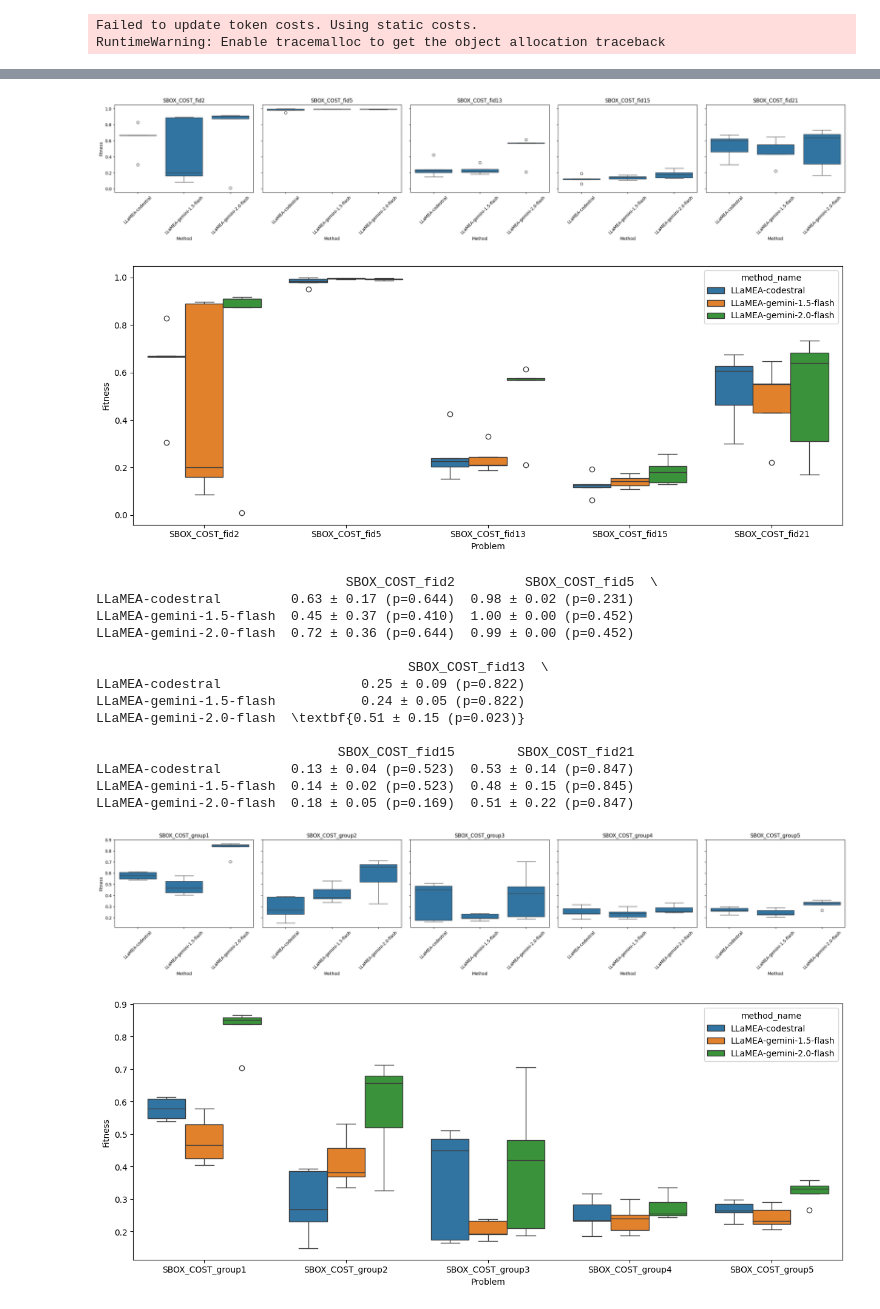
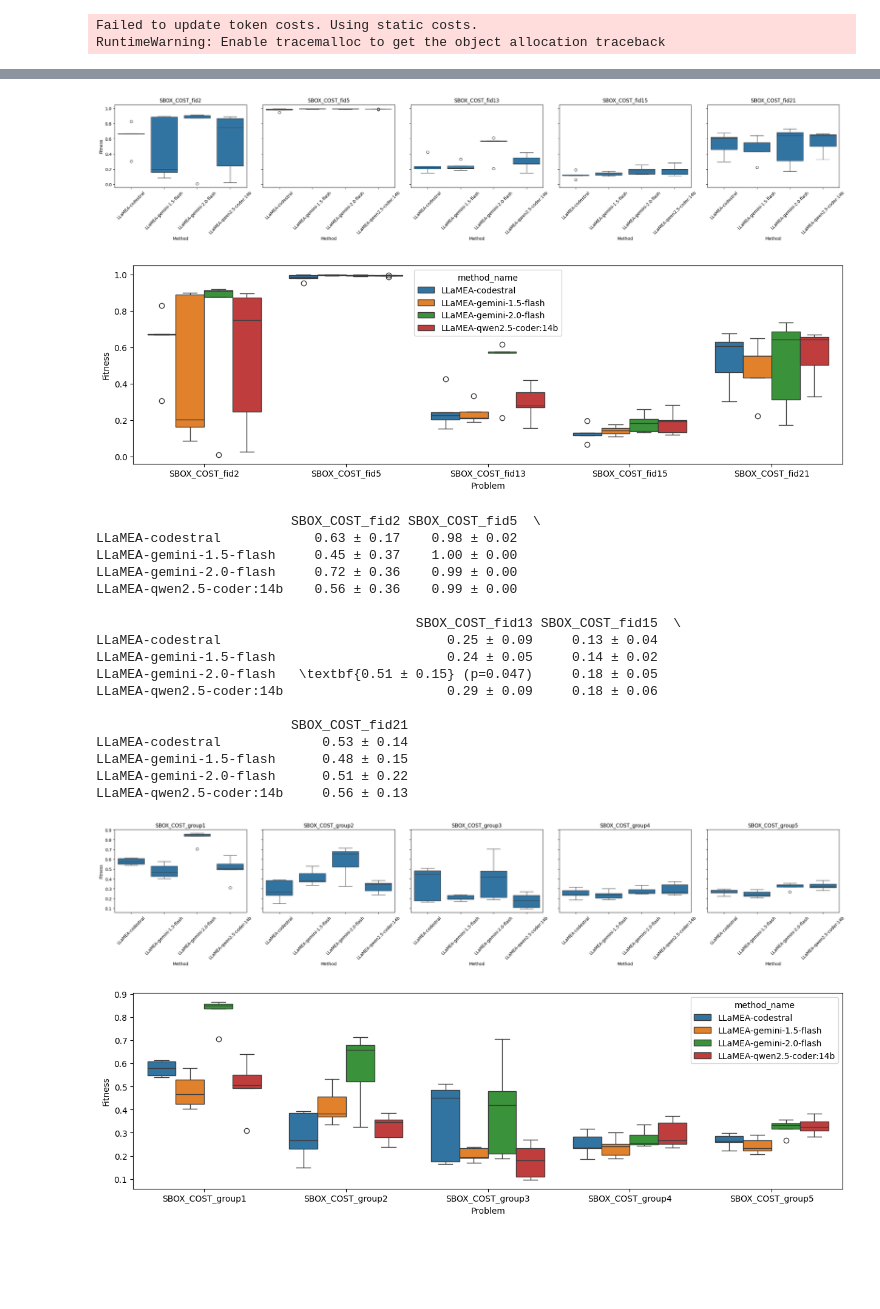
Before and after one commit to XAI-liacs/BLADE, a Jupyter notebook: visualize_sbox.ipynb, the cells around one changed output, grey strips where cells are left out. Saved outputs shown, nothing was run; the diff lists cells and outputs as text; code cells hidden in the pictures; blank space fills up the shorter version.

```diff
--- a/visualize_sbox.ipynb
+++ b/visualize_sbox.ipynb
@@ -119,9 +119,9 @@ def create_latex_table(df, alpha=0.05, smaller_is_better=False, problems=None):
             # *every* p-value must be below alpha.
             max_p = max(pvals) if pvals else 1.0
 
-            cell_str = f"{mean_val:.2f} ± {std_val:.2f} (p={max_p:.3f})"
+            cell_str = f"{mean_val:.2f} ± {std_val:.2f}"
             if all_better and (max_p < alpha):
-                cell_str = "\\textbf{" + cell_str + "}"
+                cell_str = "\\textbf{" + cell_str + "} "+f"(p={max_p:.3f})"
             row_entries.append(cell_str)
         table_values.append(row_entries)
 
@@ -132,44 +132,48 @@ def create_latex_table(df, alpha=0.05, smaller_is_better=False, problems=None):
 # %%
 exp_data = logger.get_data()
 problems = ['SBOX_COST_fid2', 'SBOX_COST_fid5', 'SBOX_COST_fid13', 'SBOX_COST_fid15', 'SBOX_COST_fid21']
-visualize_fitness(exp_data, problems=problems)
+plot_boxplot_fitness(logger, problems=problems)
 
-visualize_fitness_hue(exp_data, problems=problems)
+plot_boxplot_fitness_hue(logger, problems=problems)
 
 table_df = create_latex_table(exp_data, alpha=0.05, problems=problems)
 print(table_df)
 latex_str = table_df.to_latex(escape=False)
 with open('sbox-table1.tex', 'w', encoding='utf-8') as f:
     f.write(latex_str)
 
 problems = ['SBOX_COST_group1', 'SBOX_COST_group2', 'SBOX_COST_group3', 'SBOX_COST_group4', 'SBOX_COST_group5']
-visualize_fitness(exp_data, problems=problems)
-visualize_fitness_hue(exp_data, problems=problems)
+plot_boxplot_fitness(logger, problems=problems)
+plot_boxplot_fitness_hue(logger, problems=problems)
 
 table_df = create_latex_table(exp_data, alpha=0.05, problems=problems)
+latex_str = table_df.to_latex(escape=False)
 with open('sbox-table2.tex', 'w', encoding='utf-8') as f:
     f.write(latex_str)
 table_df
 # Convert to LaTeX; escape=False so we can keep the \textbf{} markup
 #latex_str = table_df.to_latex(escape=False)
 #TODO get all final solutions and benchmark them using IOH.
 # %% [output]
-[figure, old version]
+[figure, new version]
-[figure, old version]
+[figure, new version]
-                                SBOX_COST_fid2         SBOX_COST_fid5  \
-LLaMEA-codestral         0.63 ± 0.17 (p=0.644)  0.98 ± 0.02 (p=0.231)
-LLaMEA-gemini-1.5-flash  0.45 ± 0.37 (p=0.410)  1.00 ± 0.00 (p=0.452)
-LLaMEA-gemini-2.0-flash  0.72 ± 0.36 (p=0.644)  0.99 ± 0.00 (p=0.452)
+                         SBOX_COST_fid2 SBOX_COST_fid5  \
+LLaMEA-codestral            0.63 ± 0.17    0.98 ± 0.02
+LLaMEA-gemini-1.5-flash     0.45 ± 0.37    1.00 ± 0.00
+LLaMEA-gemini-2.0-flash     0.72 ± 0.36    0.99 ± 0.00
+LLaMEA-qwen2.5-coder:14b    0.56 ± 0.36    0.99 ± 0.00
 
-                                        SBOX_COST_fid13  \
-LLaMEA-codestral                  0.25 ± 0.09 (p=0.822)
-LLaMEA-gemini-1.5-flash           0.24 ± 0.05 (p=0.822)
-LLaMEA-gemini-2.0-flash  \textbf{0.51 ± 0.15 (p=0.023)}
+                                         SBOX_COST_fid13 SBOX_COST_fid15  \
+LLaMEA-codestral                             0.25 ± 0.09     0.13 ± 0.04
+LLaMEA-gemini-1.5-flash                      0.24 ± 0.05     0.14 ± 0.02
+LLaMEA-gemini-2.0-flash   \textbf{0.51 ± 0.15} (p=0.047)     0.18 ± 0.05
+LLaMEA-qwen2.5-coder:14b                     0.29 ± 0.09     0.18 ± 0.06
 
-                               SBOX_COST_fid15        SBOX_COST_fid21
-LLaMEA-codestral         0.13 ± 0.04 (p=0.523)  0.53 ± 0.14 (p=0.847)
-LLaMEA-gemini-1.5-flash  0.14 ± 0.02 (p=0.523)  0.48 ± 0.15 (p=0.845)
-LLaMEA-gemini-2.0-flash  0.18 ± 0.05 (p=0.169)  0.51 ± 0.22 (p=0.847)
+                         SBOX_COST_fid21
+LLaMEA-codestral             0.53 ± 0.14
+LLaMEA-gemini-1.5-flash      0.48 ± 0.15
+LLaMEA-gemini-2.0-flash      0.51 ± 0.22
+LLaMEA-qwen2.5-coder:14b     0.56 ± 0.13
-[figure, old version]
+[figure, new version]
-[figure, old version]
+[figure, new version]
 |  | SBOX_COST_group1 | SBOX_COST_group2 | SBOX_COST_group3 | SBOX_COST_group4 | SBOX_COST_group5 |
```
Also changed, not shown: parts of 3 cells of this notebook, 4 other files.
